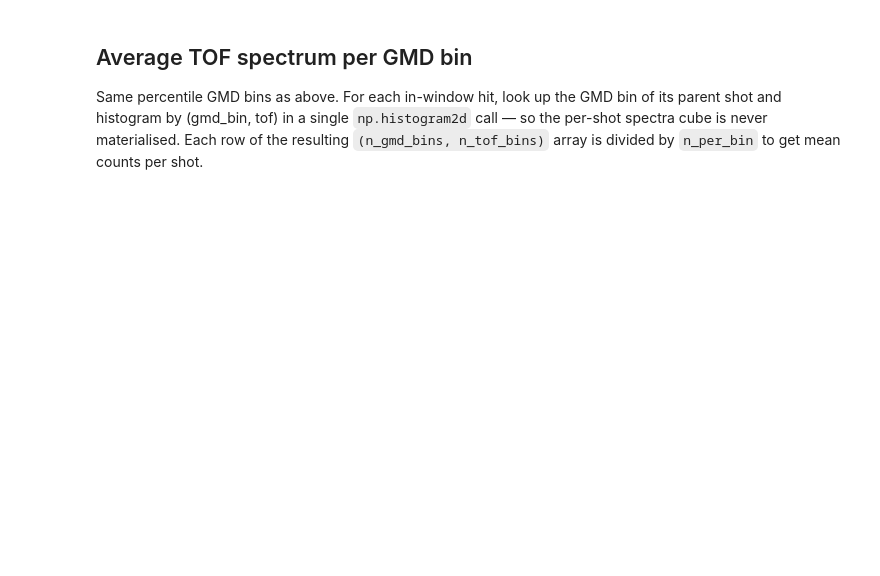
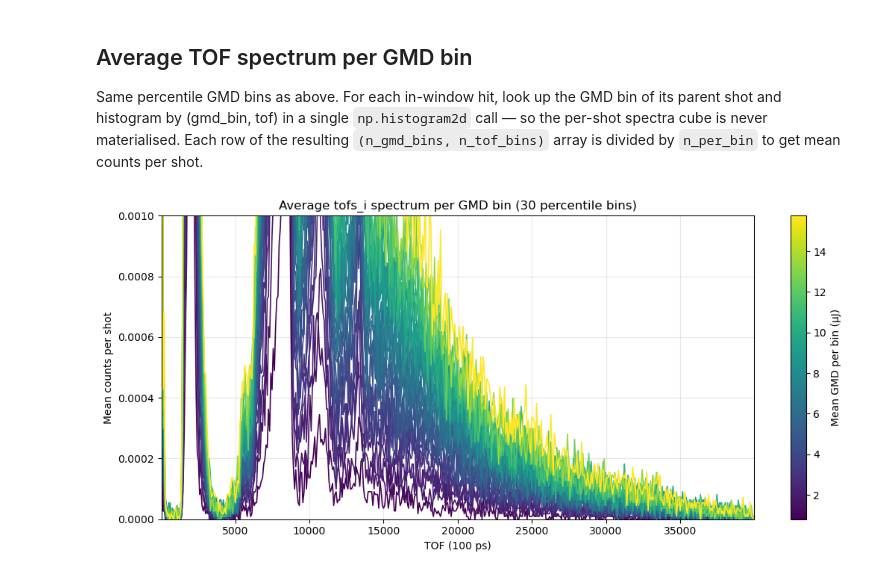
Before and after one commit to ogalexander/glycine26, a Jupyter notebook: analysis/notebooks/tof_inspect.ipynb, the cells around one changed output. Cells and saved outputs as stored; diff of their text form; code cells hidden in the pictures; blank space fills up the shorter version.

```diff
--- a/analysis/notebooks/tof_inspect.ipynb
+++ b/analysis/notebooks/tof_inspect.ipynb
@@ -36,7 +36,7 @@ Pick the file + config, the TOF key to inspect, and the bin grid in 100 ps.
 `TOF_KEY` must be one of `tofs_e` / `tofs_i` (config 1) or
 `liq_tofs_e` (config 2).
 # %%
-H5_FILE    = config.COMBINED_DIR / "glycine_delay_scan_150C_272.0eV.h5"
+H5_FILE    = config.COMBINED_DIR / "glycine_delay_scan_150C_274.0eV.h5"
 CONFIG     = 1
 TOF_KEY    = "tofs_i"      # tofs_e | tofs_i | liq_tofs_e
 
@@ -287,30 +310,33 @@ for i in range(n_gmd_bins):
     gmd_bin_of_shot[good_idx[bool_ar[i]]] = i
 
 # In-window hits and their parent shot's GMD bin.
 tof_in = tof_of_hit[in_win]
 shot_id = train_of_hit[in_win] * n_bunches + bunch_of_hit[in_win]
 hit_gmd_bin = gmd_bin_of_shot[shot_id]
 keep = hit_gmd_bin >= 0
 
 H_gmd, _, _ = np.histogram2d(
     hit_gmd_bin[keep], tof_in[keep],
     bins=[np.arange(n_gmd_bins + 1) - 0.5, tof_edges],
 )
 mean_spec_by_gmd = H_gmd / n_per_bin[:, None]   # (n_gmd_bins, n_tof_bins)
 
 norm = Normalize(vmin=float(mean_gmd[0]), vmax=float(mean_gmd[-1]))
 cmap = plt.cm.viridis
 
 fig, ax = plt.subplots(figsize=(11, 5))
 for cent, spec in zip(mean_gmd, mean_spec_by_gmd):
     ax.plot(tof_cents, spec, color=cmap(norm(cent)), lw=1.2)
 sm = ScalarMappable(norm=norm, cmap=cmap)
 sm.set_array([])
 fig.colorbar(sm, ax=ax, label="Mean GMD per bin (µJ)")
 ax.set_xlabel("TOF (100 ps)")
 ax.set_ylabel("Mean counts per shot")
 ax.set_title(f"Average {TOF_KEY} spectrum per GMD bin ({n_gmd_bins} percentile bins)")
 ax.set_xlim(tof_cents[0], tof_cents[-1])
+ax.set_ylim(0, .001)
 ax.grid(alpha=0.3)
 fig.tight_layout()
 plt.show()
+# %% [output]
+[figure, added]
```
Also changed, not shown: parts of 9 cells of this notebook.
